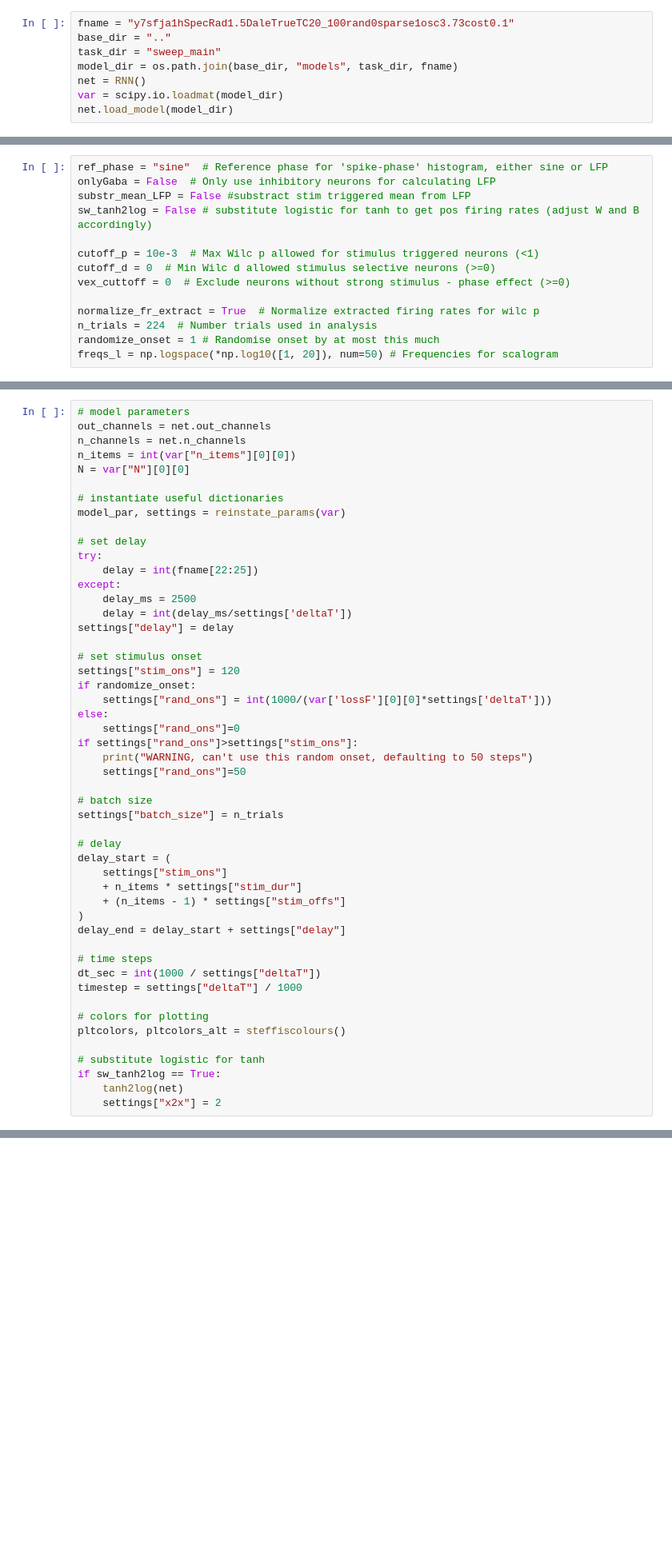
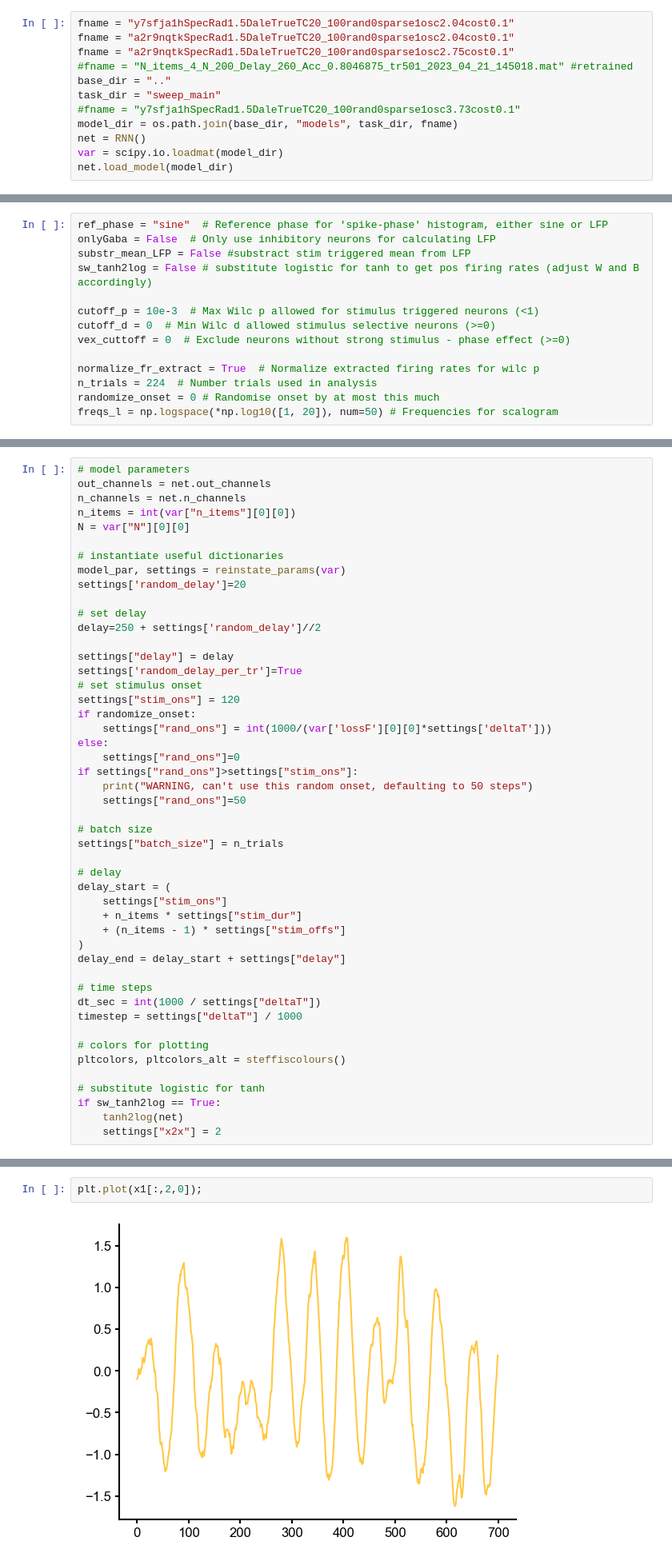
Before and after one commit to mackelab/sequence-memory, a Jupyter notebook: rnn_model/generate_figures/fig_5_b_to_e.ipynb, the cells around one changed output, grey strips where cells are left out. Shown at 80% size. Cells and saved outputs as stored; diff of their text form; blank space fills up the shorter version.

Commit message:
retrain with var delay

```diff
--- a/rnn_model/generate_figures/fig_5_b_to_e.ipynb
+++ b/rnn_model/generate_figures/fig_5_b_to_e.ipynb
@@ -22,9 +22,13 @@ from matplotlib import gridspec
 # Initialise model and task
 Here we choose and load a trained model
 # %%
-fname = "y7sfja1hSpecRad1.5DaleTrueTC20_100rand0sparse1osc3.73cost0.1"
+fname = "y7sfja1hSpecRad1.5DaleTrueTC20_100rand0sparse1osc2.04cost0.1"
+fname = "a2r9nqtkSpecRad1.5DaleTrueTC20_100rand0sparse1osc2.04cost0.1"
+fname = "a2r9nqtkSpecRad1.5DaleTrueTC20_100rand0sparse1osc2.75cost0.1"
+#fname = "N_items_4_N_200_Delay_260_Acc_0.8046875_tr501_2023_04_21_145018.mat" #retrained
 base_dir = ".."
 task_dir = "sweep_main"
+#fname = "y7sfja1hSpecRad1.5DaleTrueTC20_100rand0sparse1osc3.73cost0.1"
 model_dir = os.path.join(base_dir, "models", task_dir, fname)
 net = RNN()
 var = scipy.io.loadmat(model_dir)
@@ -45,7 +49,7 @@ vex_cuttoff = 0  # Exclude neurons without strong stimulus - phase effect (>=0)
 
 normalize_fr_extract = True  # Normalize extracted firing rates for wilc p
 n_trials = 224  # Number trials used in analysis
-randomize_onset = 1 # Randomise onset by at most this much
+randomize_onset = 0 # Randomise onset by at most this much
 freqs_l = np.logspace(*np.log10([1, 20]), num=50) # Frequencies for scalogram
 # %%
 model_par, settings = reinstate_params(var)
@@ -62,15 +66,13 @@ N = var["N"][0][0]
 
 # instantiate useful dictionaries
 model_par, settings = reinstate_params(var)
+settings['random_delay']=20
 
 # set delay
-try:
-    delay = int(fname[22:25])
-except:
-    delay_ms = 2500
-    delay = int(delay_ms/settings['deltaT'])
+delay=250 + settings['random_delay']//2
+
 settings["delay"] = delay
-
+settings['random_delay_per_tr']=True
 # set stimulus onset
 settings["stim_ons"] = 120
 if randomize_onset:
@@ -159,3 +182,7 @@ if sw_tanh2log == False and net.activation[0]=='tanh':
+# %%
+plt.plot(x1[:,2,0]);
+# %% [output]
+[figure, added]
 # %% [markdown]
 # Generate plots
 # %% [markdown]
```
Also changed, not shown: parts of 12 cells of this notebook, 3 other files.
